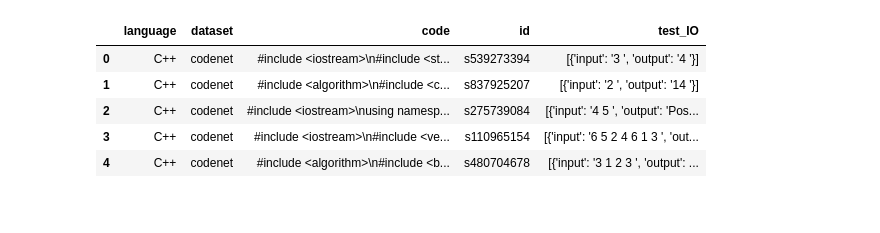
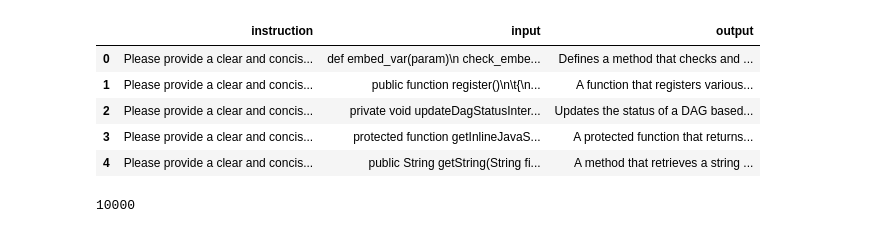
Before and after one commit to Tu2-prog/seminar-hws25, a Jupyter notebook: extract_data.ipynb, the cells around one changed output. Cells and saved outputs as stored; diff of their text form; code cells hidden in the pictures.

```diff
--- a/extract_data.ipynb
+++ b/extract_data.ipynb
@@ -5,0 +1,7 @@ dataset = load_dataset("iidai/codenet")
+# %%
+import json
+
+with open('./data/code_summarization_EN.json', 'r') as file:
+    data = json.load(file)
+
+data  # Now this is a list of dicts, one per line in your .jsonl file
@@ -6,10 +26,13 @@ dataset = load_dataset("iidai/codenet")
+# %%
+# take data and transform into pandas dataframe
+import pandas as pd
+df = pd.DataFrame(data)
 # %%
-df = dataset["train"].to_pandas()
 df.head()
 # %% [output]
-|  | language | dataset | code | id | test_IO |
-| 0 | C++ | codenet | #include <iostream>\n#include <st... | s539273394 | [{'input': '3 ', 'output': '4 '}] |
-| 1 | C++ | codenet | #include <algorithm>\n#include <c... | s837925207 | [{'input': '2 ', 'output': '14 '}] |
-| 2 | C++ | codenet | #include <iostream>\nusing namesp... | s275739084 | [{'input': '4 5 ', 'output': 'Pos... |
-| 3 | C++ | codenet | #include <iostream>\n#include <ve... | s110965154 | [{'input': '6 5 2 4 6 1 3 ', 'out... |
-| 4 | C++ | codenet | #include <algorithm>\n#include <b... | s480704678 | [{'input': '3 1 2 3 ', 'output': ... |
+|  | instruction | input | output |
+| 0 | Please provide a clear and concis... | def embed_var(param)\n check_embe... | Defines a method that checks and ... |
+| 1 | Please provide a clear and concis... | public function register()\n\t{\n... | A function that registers various... |
+| 2 | Please provide a clear and concis... | private void updateDagStatusInter... | Updates the status of a DAG based... |
+| 3 | Please provide a clear and concis... | protected function getInlineJavaS... | A protected function that returns... |
+| 4 | Please provide a clear and concis... | public String getString(String fi... | A method that retrieves a string ... |
@@ -52,0 +48,4 @@ for index, row in df.iterrows():
+# %%
+print(len(data))
+# %% [output]
+10000
```
Also changed, not shown: parts of 6 cells of this notebook, 7 other files.
